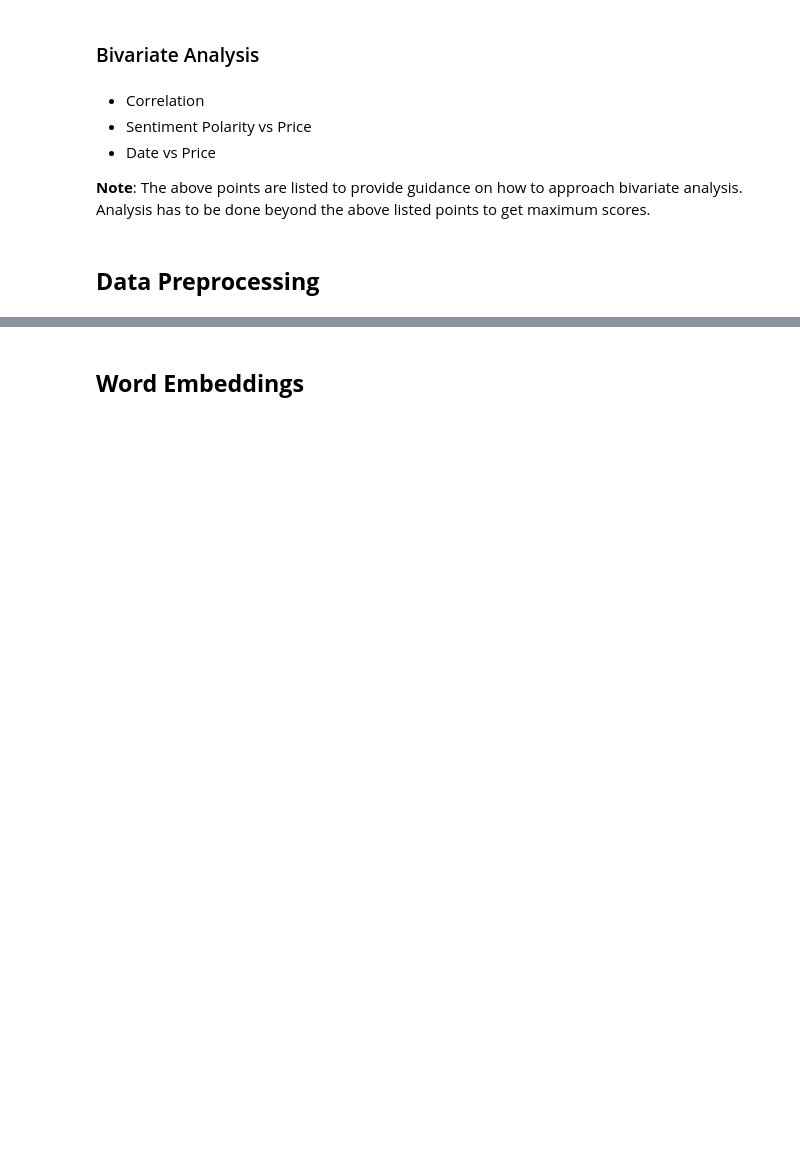
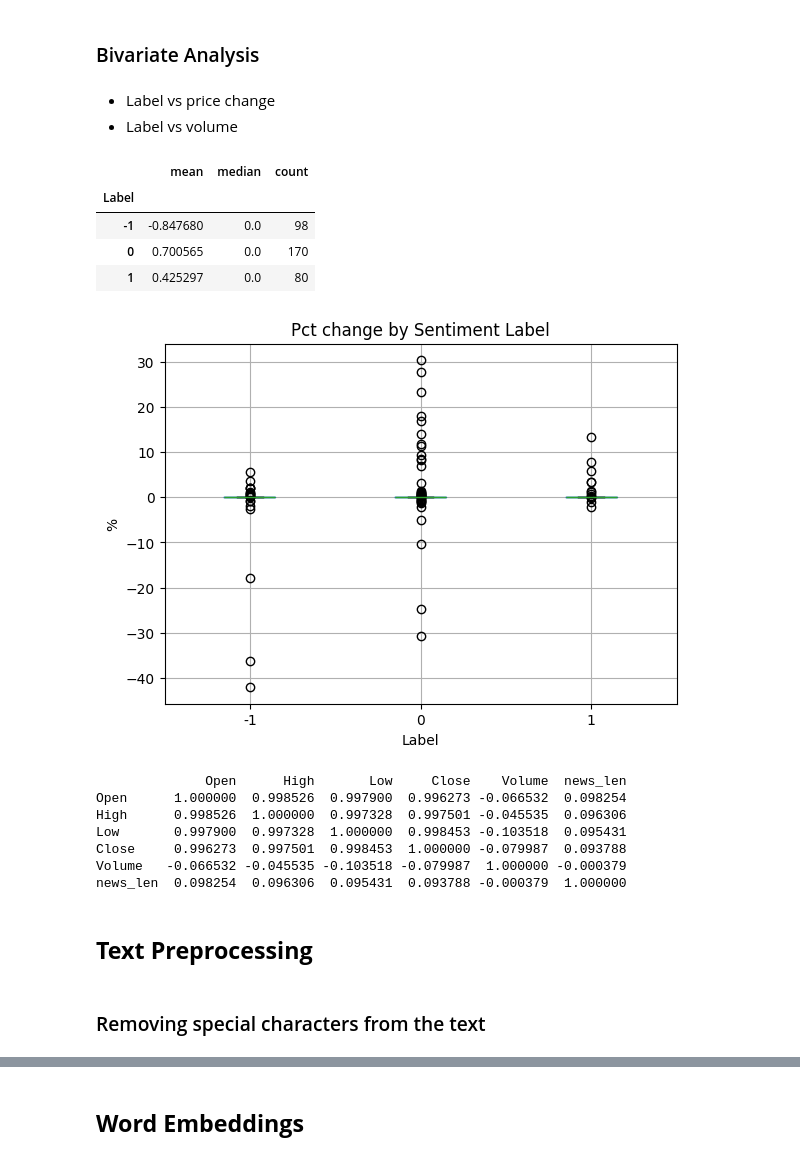
Before and after one commit to siddharth-rathore/NLP, a Jupyter notebook: NLP_Project_Full_Code-1.ipynb, the cells around one changed output, grey strips where cells are left out. Saved outputs shown, nothing was run; the diff lists cells and outputs as text; code cells hidden in the pictures; blank space fills up the shorter version.

```diff
--- a/NLP_Project_Full_Code-1.ipynb
+++ b/NLP_Project_Full_Code-1.ipynb
@@ -106,10 +225,37 @@ df.describe()
 # %% [markdown]
 ### Bivariate Analysis
 # %% [markdown]
-* Correlation
-* Sentiment Polarity vs Price
-* Date vs Price
-
-**Note**: The above points are listed to provide guidance on how to approach bivariate analysis. Analysis has to be done beyond the above listed points to get maximum scores.
+- Label vs price change
+- Label vs volume
+# %%
+# Price change %
+df['pct_change'] = df['Close'].pct_change()*100
+
+# Group by label for insights
+label_grp = df.groupby('Label')['pct_change'].agg(['mean','median','count'])
+display(label_grp)
+
+# Boxplots: pct_change by label
+df.boxplot(column='pct_change', by='Label'); plt.title('Pct change by Sentiment Label'); plt.suptitle(''); plt.ylabel('%'); plt.show()
+
+# Correlations
+numerics = df[['Open','High','Low','Close','Volume','news_len']].corr()
+print(numerics)
+# %% [output]
+|  | mean | median | count |
+| Label |  |  |  |
+| -1 | -0.847680 | 0.0 | 98 |
+| 0 | 0.700565 | 0.0 | 170 |
+| 1 | 0.425297 | 0.0 | 80 |
+[figure, added]
+              Open      High       Low     Close    Volume  news_len
+Open      1.000000  0.998526  0.997900  0.996273 -0.066532  0.098254
+High      0.998526  1.000000  0.997328  0.997501 -0.045535  0.096306
+Low       0.997900  0.997328  1.000000  0.998453 -0.103518  0.095431
+Close     0.996273  0.997501  0.998453  1.000000 -0.079987  0.093788
+Volume   -0.066532 -0.045535 -0.103518 -0.079987  1.000000 -0.000379
+news_len  0.098254  0.096306  0.095431  0.093788 -0.000379  1.000000
 # %% [markdown]
-## **Data Preprocessing**
+## **Text Preprocessing**
+# %% [markdown]
+### Removing special characters from the text
```
Also changed, not shown: parts of 58 cells of this notebook.
